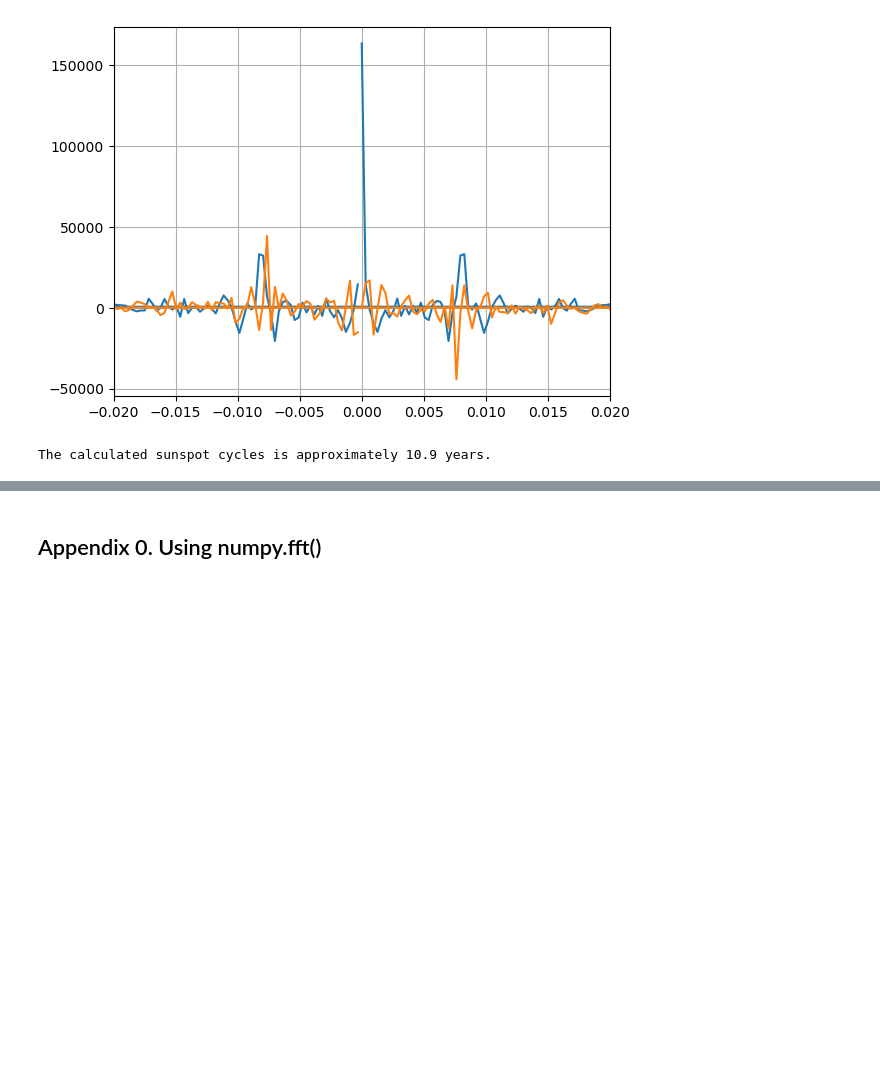
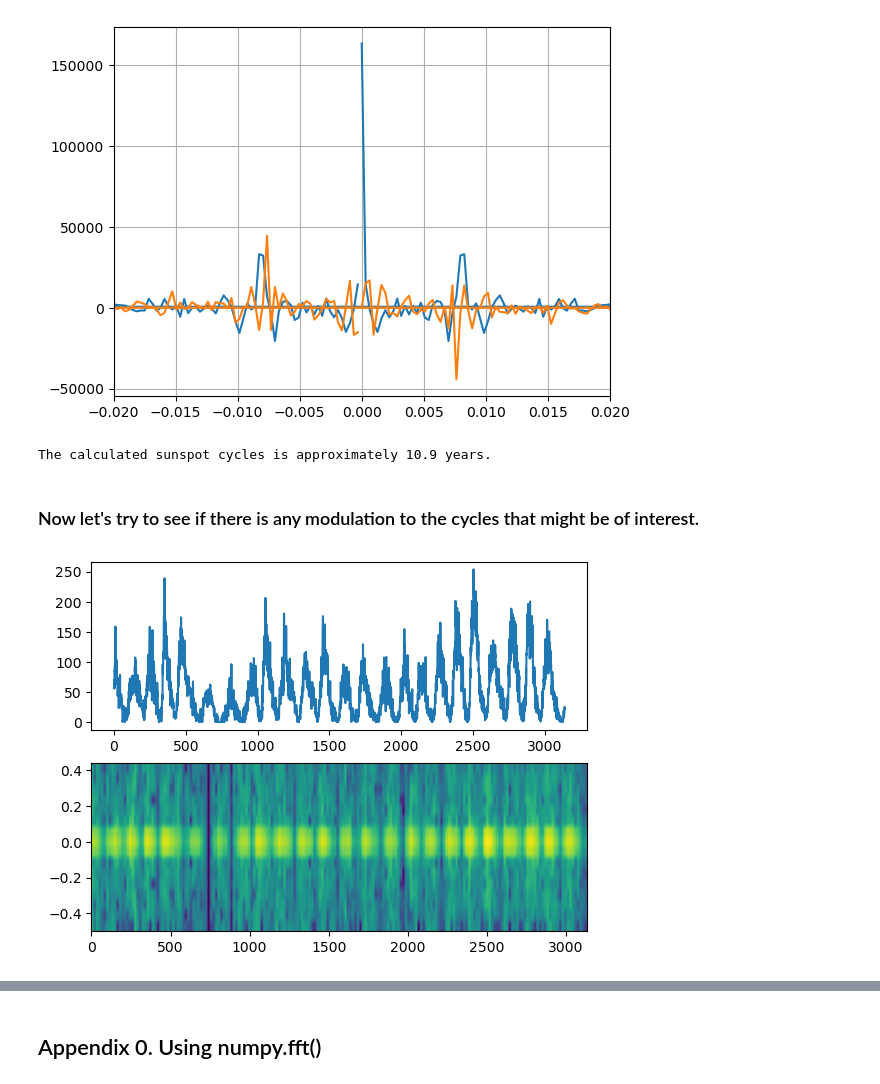
Before and after one commit to fractalclockwork/ComputationalPhysics, a Jupyter notebook: sunspots.ipynb, the cells around one changed output, grey strips where cells are left out. Cells and saved outputs as stored; diff of their text form; code cells hidden in the pictures; blank space fills up the shorter version.

Commit message:
added data and audio

```diff
--- a/sunspots.ipynb
+++ b/sunspots.ipynb
@@ -210,3 +212,23 @@ period_in_years = np.abs(1/peak_freq /12)
 print(f'The calculated sunspot cycles is approximately {round(period_in_years,1)} years.')
 # %% [output]
 The calculated sunspot cycles is approximately 10.9 years.
+# %% [markdown]
+### Now let's try to see if there is any modulation to the cycles that might be of interest.
+# %%
+x = counts  # the signal
+t = months
+dt = 1/1
+NFFT = 2**4  # the length of the windowing segments
+Fs = int(1.0 / dt)  # the sampling frequency
+
+fig, (ax1, ax2) = plt.subplots(nrows=2)
+ax1.plot(t, x)
+Pxx, freqs, bins, im = ax2.specgram(x, NFFT=NFFT, Fs=Fs, noverlap=0, sides='twosided', detrend='none')
+# The `specgram` method returns 4 objects. They are:
+# - Pxx: the periodogram
+# - freqs: the frequency vector
+# - bins: the centers of the time bins
+# - im: the matplotlib.image.AxesImage instance representing the data in the plot
+plt.show()
+# %% [output]
+[figure, added]
```
Also changed, not shown: parts of 9 cells of this notebook, 1 other file.
